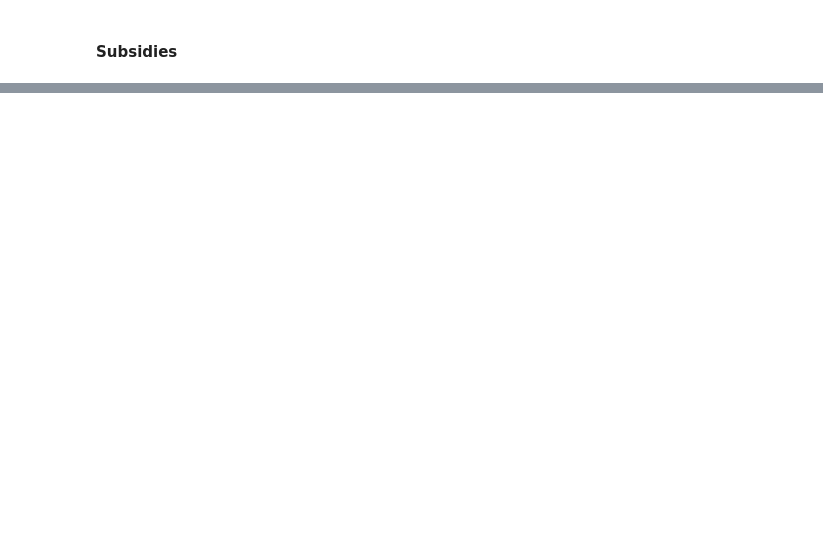
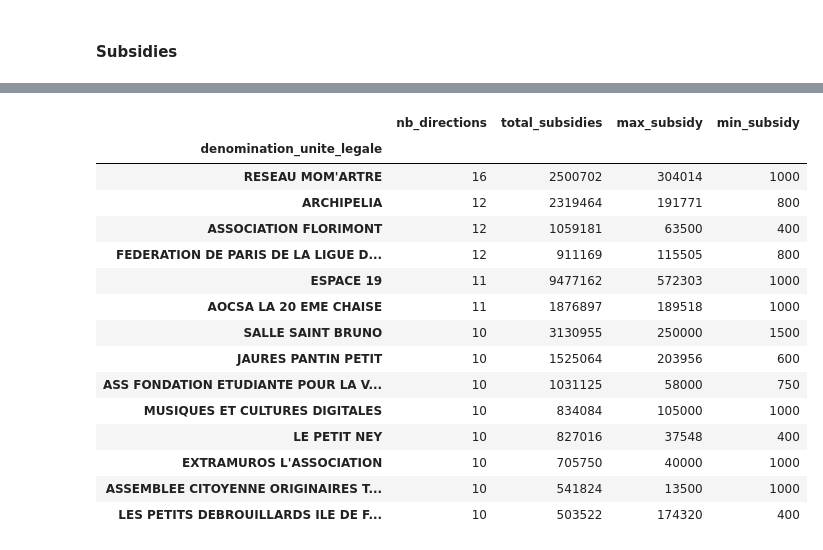
Before and after one commit to eric-martinet/ParisSubsidies, a Jupyter notebook: 04_EDA/ParisSubsidies_04_EDA.ipynb, the cells around one changed output, grey strips where cells are left out. Cells and saved outputs as stored; diff of their text form; code cells hidden in the pictures; blank space fills up the shorter version.

```diff
--- a/04_EDA/ParisSubsidies_04_EDA.ipynb
+++ b/04_EDA/ParisSubsidies_04_EDA.ipynb
@@ -181,0 +437,25 @@ joined.reset_index(drop=True).to_feather('../00_DataFiles/03_Joined/ParisSubsidi
+# %%
+# Who gets subsidies from more than 10 directions?
+df_temp = data.loc[data.subsidy_granted]
+df_temp = df_temp.groupby('denomination_unite_legale')
+df_temp = df_temp.agg(nb_directions = ('direction', 'nunique'), total_subsidies = ('montant_vote', 'sum'), max_subsidy = ('montant_vote', 'max'), min_subsidy = ('montant_vote', 'min'))
+df_temp = df_temp.sort_values(by=['nb_directions', 'total_subsidies'], ascending = False)
+df_temp = df_temp.loc[df_temp.nb_directions >=10]
+df_temp
+# %% [output]
+|  | nb_directions | total_subsidies | max_subsidy | min_subsidy |
+| denomination_unite_legale |  |  |  |  |
+| RESEAU MOM'ARTRE | 16 | 2500702 | 304014 | 1000 |
+| ARCHIPELIA | 12 | 2319464 | 191771 | 800 |
+| ASSOCIATION FLORIMONT | 12 | 1059181 | 63500 | 400 |
+| FEDERATION DE PARIS DE LA LIGUE D... | 12 | 911169 | 115505 | 800 |
+| ESPACE 19 | 11 | 9477162 | 572303 | 1000 |
+| AOCSA LA 20 EME CHAISE | 11 | 1876897 | 189518 | 1000 |
+| SALLE SAINT BRUNO | 10 | 3130955 | 250000 | 1500 |
+| JAURES PANTIN PETIT | 10 | 1525064 | 203956 | 600 |
+| ASS FONDATION ETUDIANTE POUR LA V... | 10 | 1031125 | 58000 | 750 |
+| MUSIQUES ET CULTURES DIGITALES | 10 | 834084 | 105000 | 1000 |
+| LE PETIT NEY | 10 | 827016 | 37548 | 400 |
+| EXTRAMUROS L'ASSOCIATION | 10 | 705750 | 40000 | 1000 |
+| ASSEMBLEE CITOYENNE ORIGINAIRES T... | 10 | 541824 | 13500 | 1000 |
+| LES PETITS DEBROUILLARDS ILE DE F... | 10 | 503522 | 174320 | 400 |
```
Also changed, not shown: parts of 67 cells of this notebook, 4 other files.
